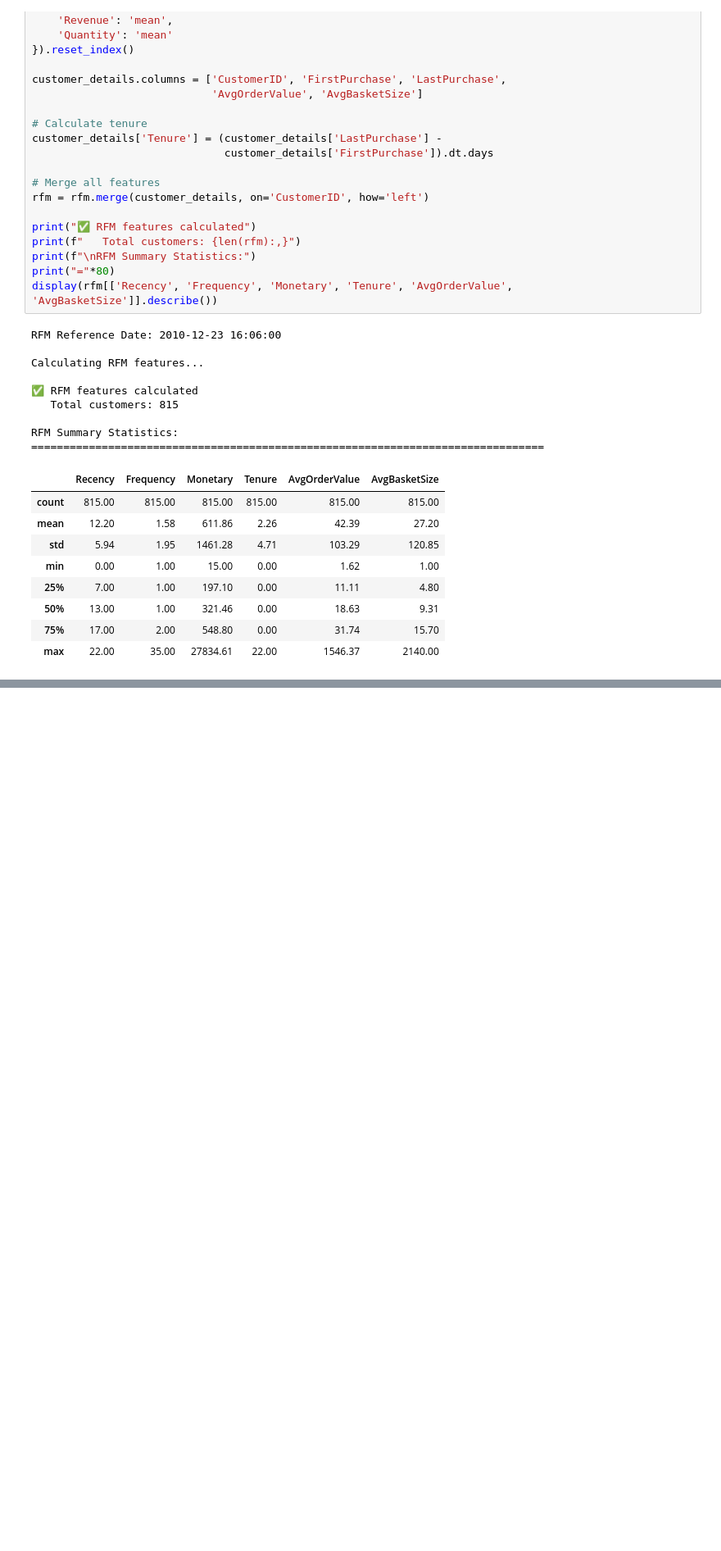
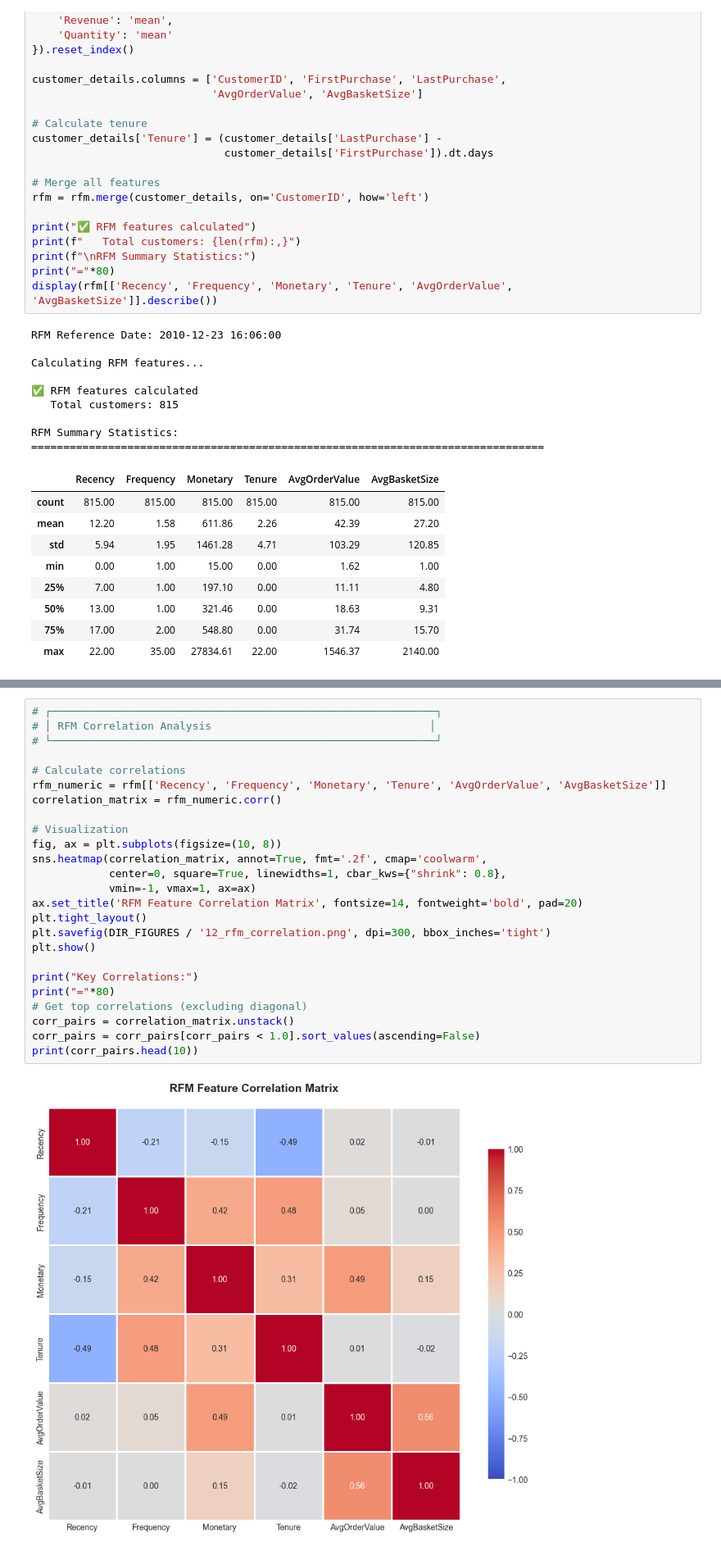
Before and after one commit to HarpinderC/ML-Business-Intelligence, a Jupyter notebook: customer-retention-analysis/notebooks/01_data_exploration.ipynb, the cells around one changed output, grey strips where cells are left out. Shown at 82% size. Cells and saved outputs as stored; diff of their text form; blank space fills up the shorter version.

```diff
--- a/customer-retention-analysis/notebooks/01_data_exploration.ipynb
+++ b/customer-retention-analysis/notebooks/01_data_exploration.ipynb
@@ -1099,0 +1172,27 @@ RFM Summary Statistics:
+# %%
+# ┌────────────────────────────────────────────────────────────┐
+# │ RFM Correlation Analysis                                  │
+# └────────────────────────────────────────────────────────────┘
+
+# Calculate correlations
+rfm_numeric = rfm[['Recency', 'Frequency', 'Monetary', 'Tenure', 'AvgOrderValue', 'AvgBasketSize']]
+correlation_matrix = rfm_numeric.corr()
+
+# Visualization
+fig, ax = plt.subplots(figsize=(10, 8))
+sns.heatmap(correlation_matrix, annot=True, fmt='.2f', cmap='coolwarm',
+            center=0, square=True, linewidths=1, cbar_kws={"shrink": 0.8},
+            vmin=-1, vmax=1, ax=ax)
+ax.set_title('RFM Feature Correlation Matrix', fontsize=14, fontweight='bold', pad=20)
+plt.tight_layout()
+plt.savefig(DIR_FIGURES / '12_rfm_correlation.png', dpi=300, bbox_inches='tight')
+plt.show()
+
+print("Key Correlations:")
+print("="*80)
+# Get top correlations (excluding diagonal)
+corr_pairs = correlation_matrix.unstack()
+corr_pairs = corr_pairs[corr_pairs < 1.0].sort_values(ascending=False)
+print(corr_pairs.head(10))
+# %% [output]
+[figure, added]
```
Also changed, not shown: parts of 7 cells of this notebook, 2 other files.
